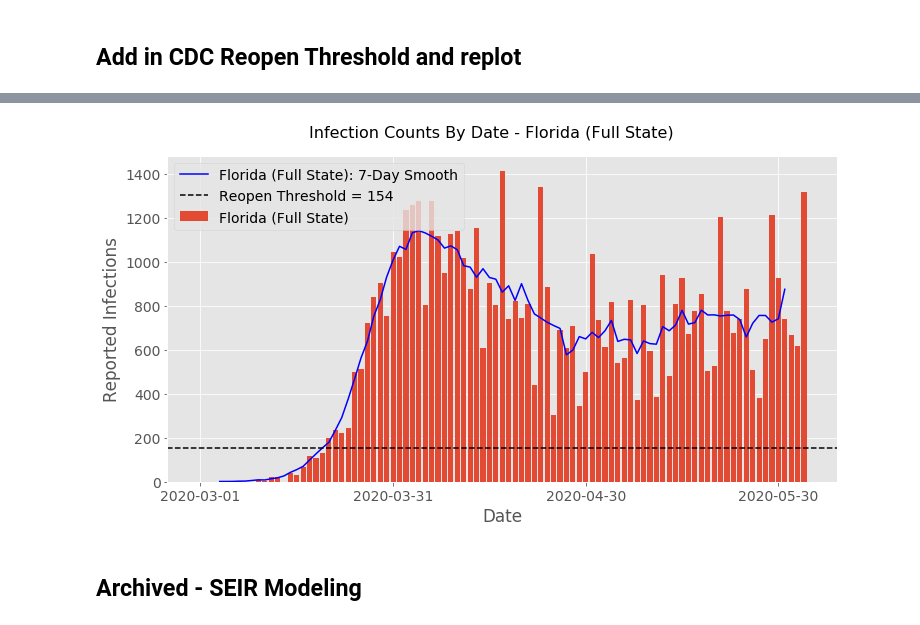
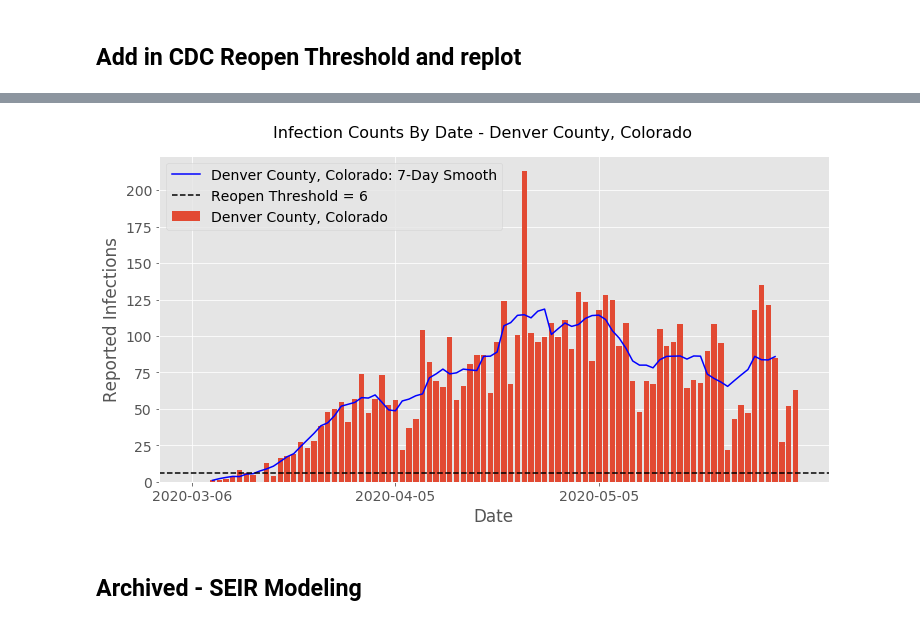
Before and after one commit to AsaKientz/covid-forecasting, a Jupyter notebook: notebooks/Covid-Capstone-III.ipynb, the cells around one changed output, grey strips where cells are left out. Saved outputs shown, nothing was run; the diff lists cells and outputs as text; code cells hidden in the pictures.

```diff
--- a/notebooks/Covid-Capstone-III.ipynb
+++ b/notebooks/Covid-Capstone-III.ipynb
@@ -77,7 +77,7 @@ def get_state_or_county_data(region, num_days = 7):
 # %%
 # CDC guideline threshold of 10 reported infections per 100k pop every 14 days
 reopen_thresh = 10./100000/14
-region_init = ('Florida', '')
+region_init = ('Colorado', 'Denver')
 num_days_smooth = 7
 df2, states_pop = get_state_or_county_data(region_init, num_days_smooth)
 print(f'Population of {region_init[1]}, {region_init[0]} is {states_pop}.')
@@ -98,26 +110,27 @@ df2.tail()
 # %%
 fig, ax = plt.subplots(figsize = (12,6))
 
 if region_init[1] == 'Entire State' or region_init[1] == '':
     label_text = f'{region_init[0]} (Full State)'
 else:
     label_text = f'{region_init[1]} County, {region_init[0]}'
-
+latest_data_pull = max(df2.date)
 
 plt.plot(df2.date, df2[f'daily_cases_roll{num_days_smooth}mean'],
          label = f"{label_text}: {num_days_smooth}-Day Smooth", color='blue')
 ax.axhline(state_reopen_thresh, color = 'black', ls="--",
            label = f"Reopen Threshold = {state_reopen_thresh}")
 ax.bar(df2.date, df2['daily_cases'], label = label_text)
 ax.legend(loc='upper left')
 ax.set_xlabel('Date')
 ax.set_ylabel('Reported Infections')
 ax.label_outer()
 plt.xticks(np.arange(min(df2.date), max(df2.date) + pd.DateOffset(1), 1000000*60*60*24*30))
 plt.suptitle(f'Infection Counts By Date - {label_text}', fontsize=16, y = 0.95)
 plt.show();
+fig.savefig(f'../images/daily_infection_rates_target_{label_text.replace(" ", "_")}_{latest_data_pull}.png', dpi=250)
 # %% [output]
-[figure, old version]
+[figure, new version]
 # %% [markdown]
 ## Archived - SEIR Modeling
 # %%
```
Also changed, not shown: parts of 5 cells of this notebook, 5 other files.
